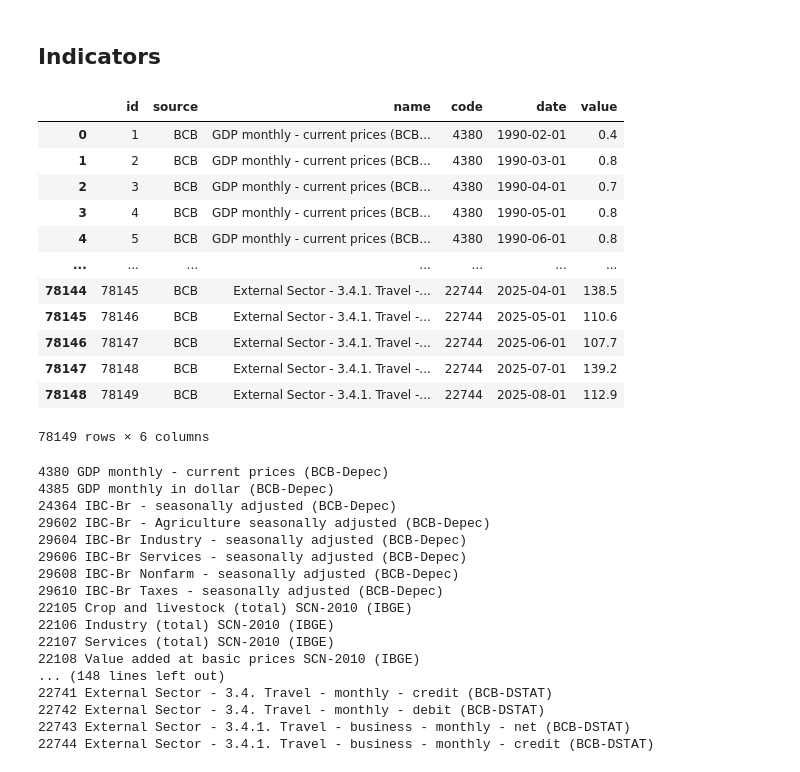
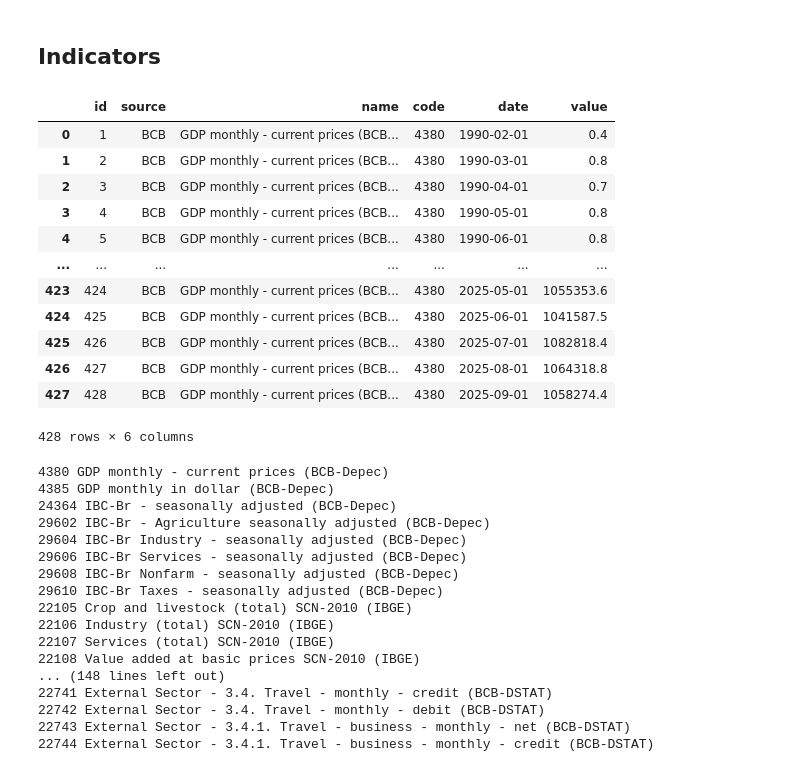
Before and after one commit to faustostangler/FLY, a Jupyter notebook: playgroung.ipynb, the cells around one changed output. Drawn from its saved outputs; the diff is of its cells as text; code cells hidden in the pictures.

```diff
--- a/playgroung.ipynb
+++ b/playgroung.ipynb
@@ -575,10 +577,17 @@ TABLE_NAME = "tbl_indicators"
 # %%
+company_name = 'ALPARGATAS SA'
 # 1. Conexão ao banco de dados SQLite
 conn = sqlite3.connect(DB_PATH)
 
 # 2. Leitura da tabela para o DataFrame 'df'
-query = f"SELECT * FROM {TABLE_NAME}"
-df = pd.read_sql_query(query, conn)
+statements_query = f"SELECT * FROM {STATEMENTS_TABLE_NAME} WHERE company_name = '{company_name}'"
+statements = pd.read_sql_query(statements_query, conn)
+
+quotes_query = f"SELECT * FROM {STOCK_QUOTE_TABLE_NAME} WHERE company_name = '{company_name}'"
+quotes = pd.read_sql_query(quotes_query, conn)
+
+ndicators_query = f"SELECT * FROM {INDICATORS_TABLE_NAME}"
+indicators = pd.read_sql_query(ndicators_query, conn)
 
 # 3. Fechamento da conexão
 conn.close()
@@ -585,19 +596,22 @@ conn.close()
 # %%
-df
+quotes.to_csv('quotes.csv')
-# %% [output]
-|  | id | source | name | code | date | value |
-| 0 | 1 | BCB | GDP monthly - current prices (BCB... | 4380 | 1990-02-01 | 0.4 |
-| 1 | 2 | BCB | GDP monthly - current prices (BCB... | 4380 | 1990-03-01 | 0.8 |
-| 2 | 3 | BCB | GDP monthly - current prices (BCB... | 4380 | 1990-04-01 | 0.7 |
-| 3 | 4 | BCB | GDP monthly - current prices (BCB... | 4380 | 1990-05-01 | 0.8 |
-| 4 | 5 | BCB | GDP monthly - current prices (BCB... | 4380 | 1990-06-01 | 0.8 |
-| ... | ... | ... | ... | ... | ... | ... |
-| 78144 | 78145 | BCB | External Sector - 3.4.1. Travel -... | 22744 | 2025-04-01 | 138.5 |
-| 78145 | 78146 | BCB | External Sector - 3.4.1. Travel -... | 22744 | 2025-05-01 | 110.6 |
-| 78146 | 78147 | BCB | External Sector - 3.4.1. Travel -... | 22744 | 2025-06-01 | 107.7 |
-| 78147 | 78148 | BCB | External Sector - 3.4.1. Travel -... | 22744 | 2025-07-01 | 139.2 |
-| 78148 | 78149 | BCB | External Sector - 3.4.1. Travel -... | 22744 | 2025-08-01 | 112.9 |
-78149 rows × 6 columns
+# %%
+mask = indicators['code'] == '4380'
+indicators[mask]
+# %% [output]
+|  | id | source | name | code | date | value |
+| 0 | 1 | BCB | GDP monthly - current prices (BCB... | 4380 | 1990-02-01 | 0.4 |
+| 1 | 2 | BCB | GDP monthly - current prices (BCB... | 4380 | 1990-03-01 | 0.8 |
+| 2 | 3 | BCB | GDP monthly - current prices (BCB... | 4380 | 1990-04-01 | 0.7 |
+| 3 | 4 | BCB | GDP monthly - current prices (BCB... | 4380 | 1990-05-01 | 0.8 |
+| 4 | 5 | BCB | GDP monthly - current prices (BCB... | 4380 | 1990-06-01 | 0.8 |
+| ... | ... | ... | ... | ... | ... | ... |
+| 423 | 424 | BCB | GDP monthly - current prices (BCB... | 4380 | 2025-05-01 | 1055353.6 |
+| 424 | 425 | BCB | GDP monthly - current prices (BCB... | 4380 | 2025-06-01 | 1041587.5 |
+| 425 | 426 | BCB | GDP monthly - current prices (BCB... | 4380 | 2025-07-01 | 1082818.4 |
+| 426 | 427 | BCB | GDP monthly - current prices (BCB... | 4380 | 2025-08-01 | 1064318.8 |
+| 427 | 428 | BCB | GDP monthly - current prices (BCB... | 4380 | 2025-09-01 | 1058274.4 |
+428 rows × 6 columns
 # %%
 items = df[['name','code']].drop_duplicates()
 # %%
```
Also changed, not shown: parts of 2 cells of this notebook, 5 other files.
